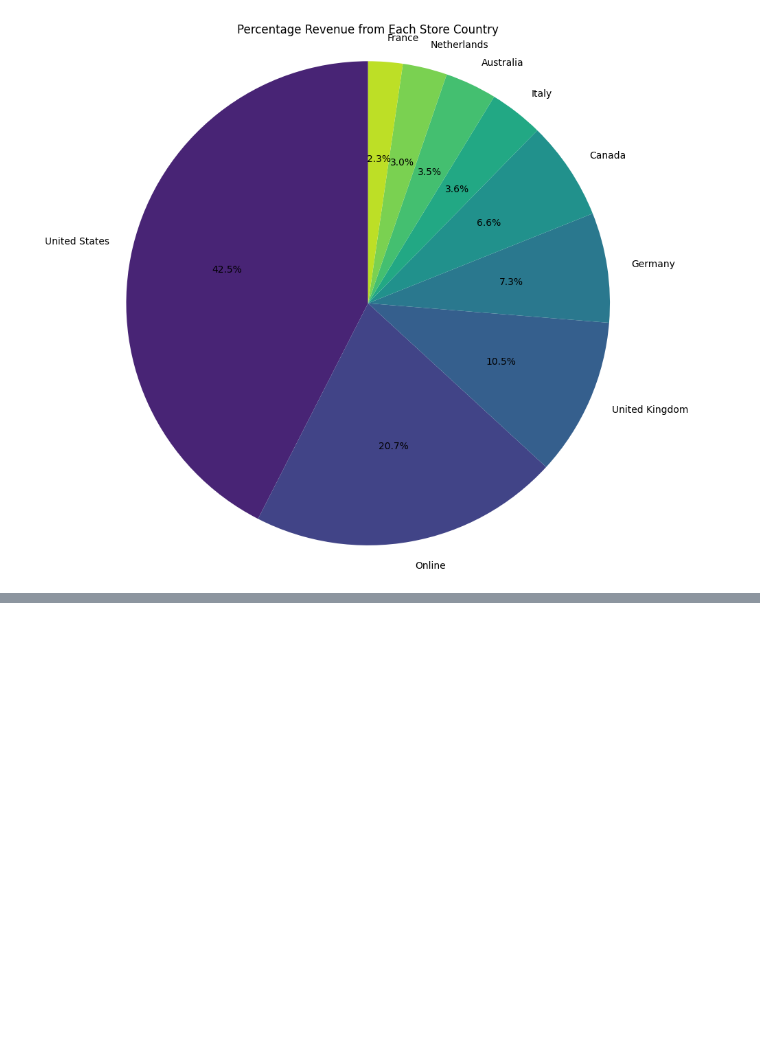
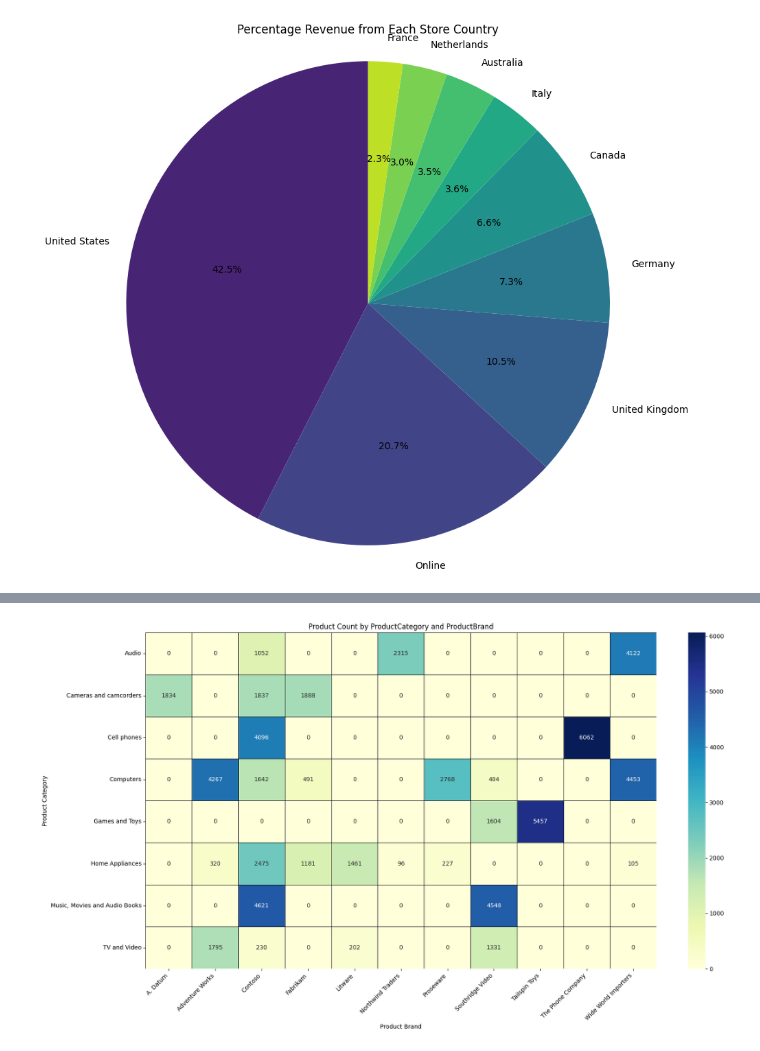
Before and after one commit to reyhan1997/Transaction-data-exploration, a Jupyter notebook: transactions_explore_version_July_22.ipynb, the cells around one changed output, grey strips where cells are left out. Cells and saved outputs as stored; diff of their text form; code cells hidden in the pictures; blank space fills up the shorter version.

```diff
--- a/transactions_explore_version_July_22.ipynb
+++ b/transactions_explore_version_July_22.ipynb
@@ -478,0 +595,22 @@ plt.show()
+# %%
+import matplotlib.pyplot as plt
+import seaborn as sns
+
+# Count the occurrences of each ProductBrand within each ProductCategory
+brand_category_counts = df.groupby(['ProductCategory', 'ProductBrand']).size().reset_index(name='Count')
+
+# Pivot the data for the heatmap
+brand_category_pivot = brand_category_counts.pivot_table(index='ProductCategory', columns='ProductBrand', values='Count', fill_value=0)
+
+# Create the heatmap
+plt.figure(figsize=(18, 10))
+sns.heatmap(brand_category_pivot, annot=True, fmt='.0f', cmap='YlGnBu', linewidths=.5, linecolor='black')
+plt.title('Product Count by ProductCategory and ProductBrand')
+plt.xlabel('Product Brand')
+plt.ylabel('Product Category')
+plt.xticks(rotation=45, ha='right')
+plt.yticks(rotation=0)
+plt.tight_layout()
+plt.show()
+# %% [output]
+[figure, added]
```
Also changed, not shown: parts of 12 cells of this notebook.
